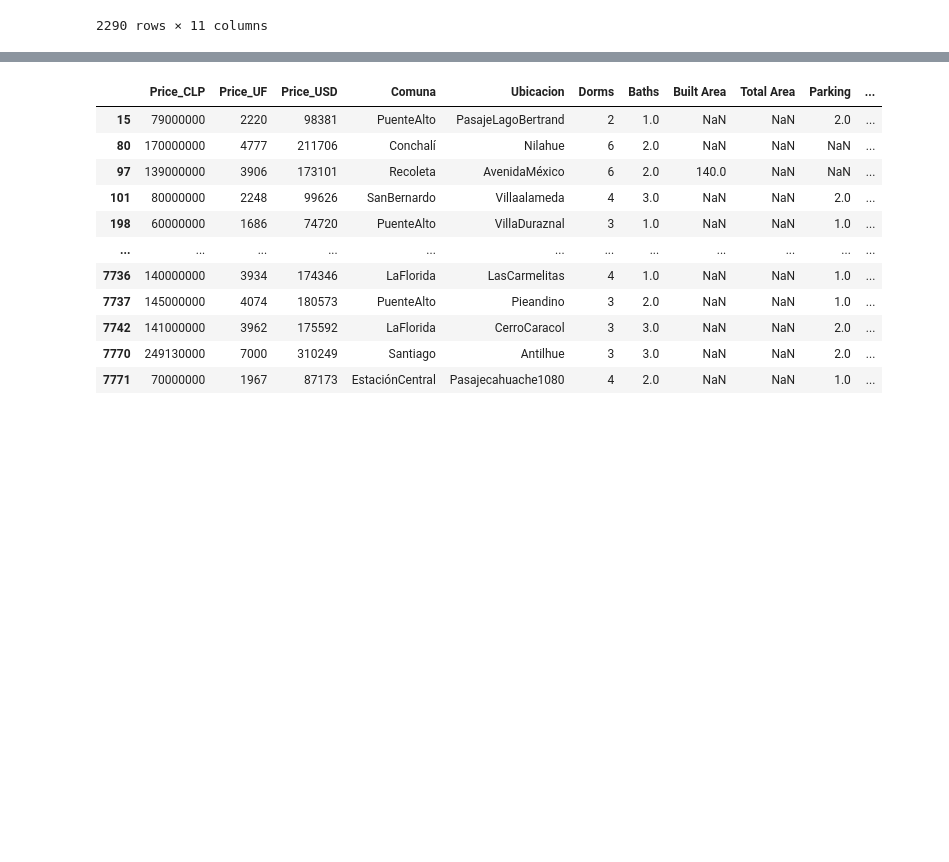
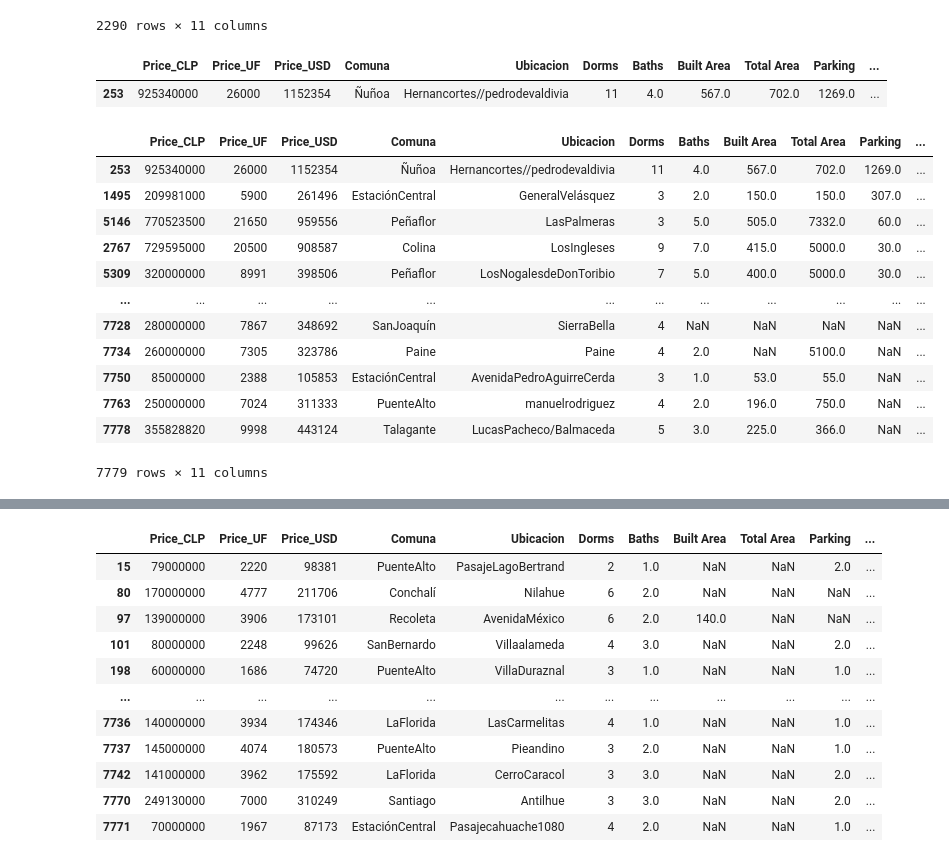
Before and after one commit to BAFCS/MDS7202, a Jupyter notebook: Labs/Lab6/Lab6_Enunciado.ipynb, the cells around one changed output, grey strips where cells are left out. Drawn from its saved outputs; the diff is of its cells as text; code cells hidden in the pictures; blank space fills up the shorter version.

```diff
--- a/Labs/Lab6/Lab6_Enunciado.ipynb
+++ b/Labs/Lab6/Lab6_Enunciado.ipynb
@@ -271,3 +271,24 @@ df[df["Parking"].isna()]
 | 7763 | 250000000 | 7024 | 311333 | PuenteAlto | manuelrodriguez | 4 | 2.0 | 196.0 | 750.0 | NaN | ... |
 | 7778 | 355828820 | 9998 | 443124 | Talagante | LucasPacheco/Balmaceda | 5 | 3.0 | 225.0 | 366.0 | NaN | ... |
 2290 rows × 11 columns
+# %%
+df[df["Parking"] == 1269]
+# %% [output]
+|  | Price_CLP | Price_UF | Price_USD | Comuna | Ubicacion | Dorms | Baths | Built Area | Total Area | Parking | ... |
+| 253 | 925340000 | 26000 | 1152354 | Ñuñoa | Hernancortes//pedrodevaldivia | 11 | 4.0 | 567.0 | 702.0 | 1269.0 | ... |
+# %%
+df.sort_values(by='Parking', ascending=False)
+# %% [output]
+|  | Price_CLP | Price_UF | Price_USD | Comuna | Ubicacion | Dorms | Baths | Built Area | Total Area | Parking | ... |
+| 253 | 925340000 | 26000 | 1152354 | Ñuñoa | Hernancortes//pedrodevaldivia | 11 | 4.0 | 567.0 | 702.0 | 1269.0 | ... |
+| 1495 | 209981000 | 5900 | 261496 | EstaciónCentral | GeneralVelásquez | 3 | 2.0 | 150.0 | 150.0 | 307.0 | ... |
+| 5146 | 770523500 | 21650 | 959556 | Peñaflor | LasPalmeras | 3 | 5.0 | 505.0 | 7332.0 | 60.0 | ... |
+| 2767 | 729595000 | 20500 | 908587 | Colina | LosIngleses | 9 | 7.0 | 415.0 | 5000.0 | 30.0 | ... |
+| 5309 | 320000000 | 8991 | 398506 | Peñaflor | LosNogalesdeDonToribio | 7 | 5.0 | 400.0 | 5000.0 | 30.0 | ... |
+| ... | ... | ... | ... | ... | ... | ... | ... | ... | ... | ... | ... |
+| 7728 | 280000000 | 7867 | 348692 | SanJoaquín | SierraBella | 4 | NaN | NaN | NaN | NaN | ... |
+| 7734 | 260000000 | 7305 | 323786 | Paine | Paine | 4 | 2.0 | NaN | 5100.0 | NaN | ... |
+| 7750 | 85000000 | 2388 | 105853 | EstaciónCentral | AvenidaPedroAguirreCerda | 3 | 1.0 | 53.0 | 55.0 | NaN | ... |
+| 7763 | 250000000 | 7024 | 311333 | PuenteAlto | manuelrodriguez | 4 | 2.0 | 196.0 | 750.0 | NaN | ... |
+| 7778 | 355828820 | 9998 | 443124 | Talagante | LucasPacheco/Balmaceda | 5 | 3.0 | 225.0 | 366.0 | NaN | ... |
+7779 rows × 11 columns
```
Also changed, not shown: parts of 17 cells of this notebook, 2 other files.
